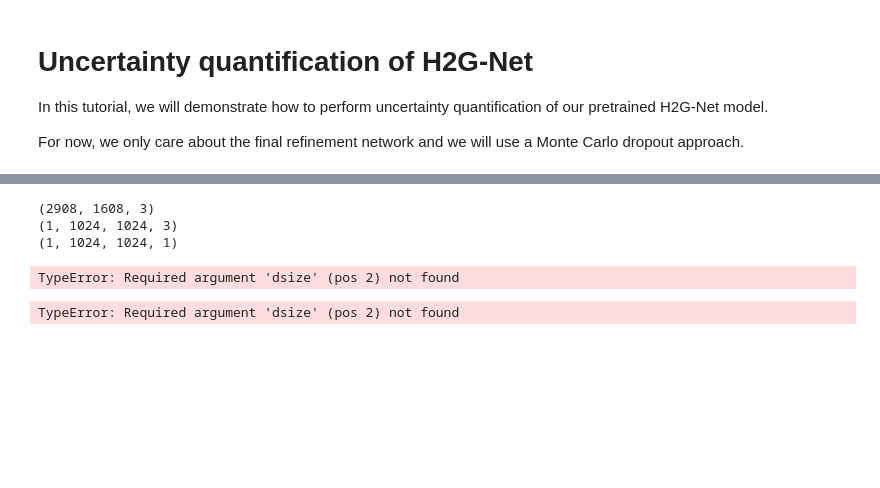
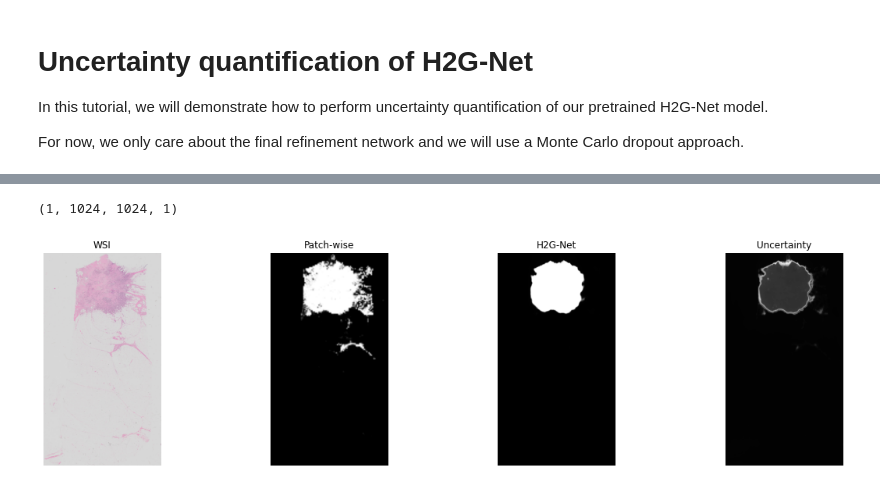
Before and after one commit to AICAN-Research/H2G-Net, a Jupyter notebook: notebooks/uncertainty_quantification.ipynb, the cells around one changed output, grey strips where cells are left out. Cells and saved outputs as stored; diff of their text form; code cells hidden in the pictures; blank space fills up the shorter version.

```diff
--- a/notebooks/uncertainty_quantification.ipynb
+++ b/notebooks/uncertainty_quantification.ipynb
@@ -71,14 +53,10 @@ with h5py.File("temporary-image-file-2.h5", "r") as f:
     thumbnail = np.asarray(f["thumbnail"])
     image = np.asarray(f["image"])
     heatmap = np.asarray(f["heatmap"])
+
+print(heatmap.shape)
+# %% [output]
+(1, 1024, 1024, 1)
-# %%
-print(thumbnail.shape)
-print(image.shape)
-print(heatmap.shape)
-# %% [output]
-(2908, 1608, 3)
-(1, 1024, 1024, 3)
-(1, 1024, 1024, 1)
 # %%
 import matplotlib.pyplot as plt
 import tensorflow as tf
@@ -108,33 +86,32 @@ for i in range(nb_mc_runs):
     std_out += (pred ** 2) / nb_mc_runs
 
 std_out = np.sqrt(np.abs(std_out - avg_out ** 2))
+
+del output_tensor, input_, avg_out
-# %% [output]
-TypeError: Required argument 'dsize' (pos 2) not found
 # %%
+new_shape = thumbnail.shape[:2][::-1]
+new_shape = int(new_shape[0] / 4), int(new_shape[1] / 4)
 
-thumbnail = cv2.resize(thumbnail, (0, 0), fx=0.5, fy=0.5)
-
-#image = image.squeeze(axis=0)
-#image = cv2.resize(image, thumbnail.shape[:2][::-1])
-heatmap = cv2.resize(heatmap, thumbnail.shape[:2][::-1])
-pred = cv2.resize(pred, thumbnail.shape[:2][::-1])
-std_out = cv2.resize(std_out, thumbnail.shape[:2][::-1])
+thumbnail = cv2.resize(thumbnail, new_shape)
+heatmap = cv2.resize(heatmap.squeeze(axis=0), new_shape)
+pred = cv2.resize(pred.squeeze(axis=0), new_shape)
+std_out = cv2.resize(std_out.squeeze(axis=0), new_shape)
 
 
-fig, ax = plt.subplots(1, 4, figsize=(20, 5))
-ax[0].imshow(thumbnail.squeeze(axis=0))
-ax[1].imshow(heatmap.squeeze(axis=0), cmap="gray", vmin=0, vmax=1)
-ax[2].imshow(pred.squeeze(axis=0), cmap="gray", vmin=0, vmax=1)
-#ax[3].imshow(avg_out.squeeze(axis=0), cmap="gray", vmin=0, vmax=1)
-ax[3].imshow(std_out.squeeze(axis=0), cmap="gray", vmin=0)
+fig, ax = plt.subplots(1, 4, figsize=(20, 10))
+ax[0].imshow(thumbnail)
+ax[1].imshow(heatmap, cmap="gray", vmin=0, vmax=1)
+ax[2].imshow(pred, cmap="gray", vmin=0, vmax=1)
+# ax[3].imshow(avg_out.squeeze(axis=0), cmap="gray", vmin=0, vmax=1)
+ax[3].imshow(std_out, cmap="gray", vmin=0)
 
 names = ["WSI", "Patch-wise", "H2G-Net", "Uncertainty"]
 
 for i, name in enumerate(names):
     ax[i].set_title(name)
     ax[i].axis("off")
-#ax[4].imshow(std_out.squeeze(axis=0), cmap="gray", vmin=0)
+# ax[4].imshow(std_out.squeeze(axis=0), cmap="gray", vmin=0)
 
 plt.show()
 # %% [output]
-TypeError: Required argument 'dsize' (pos 2) not found
+[figure, added]
```
Also changed, not shown: parts of 5 cells of this notebook.
